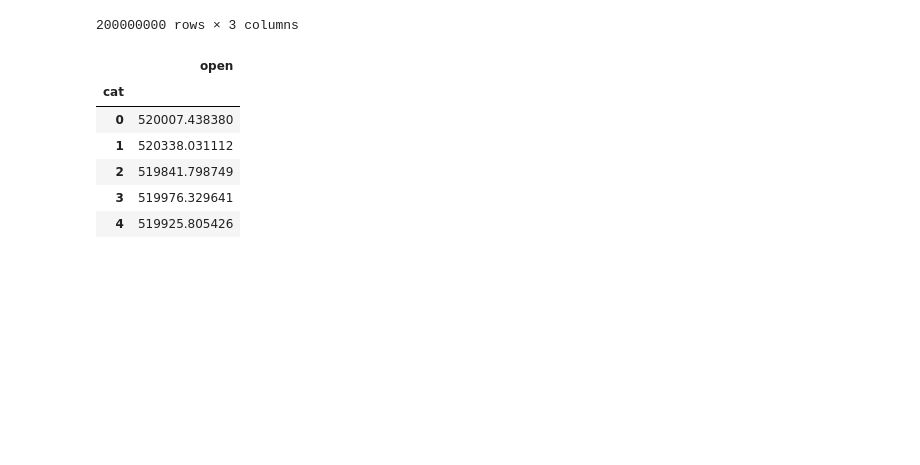
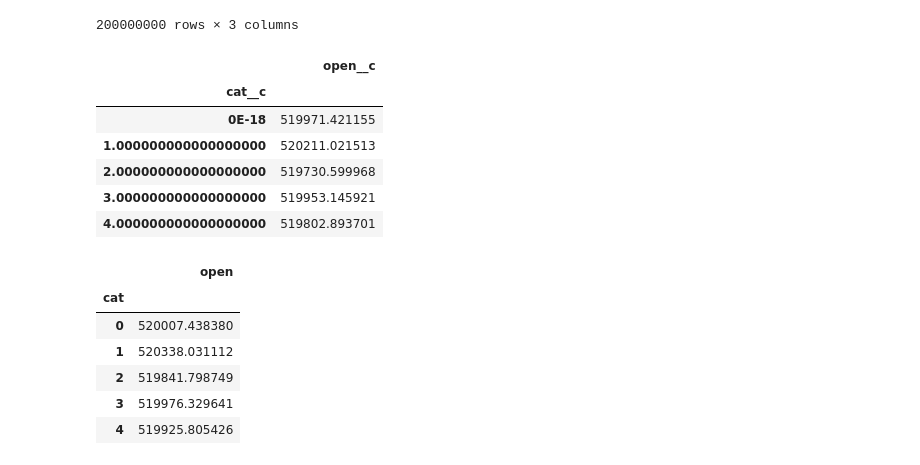
Before and after one commit to artcodex/Algo, a Jupyter notebook: Python/cdp.ipynb, the cells around one changed output. Drawn from its saved outputs; the diff is of its cells as text; code cells hidden in the pictures; blank space fills up the shorter version.

```diff
--- a/Python/cdp.ipynb
+++ b/Python/cdp.ipynb
@@ -228,6 +245,18 @@ test_df
 | 199999998 | 199999998 | 3 | 263675 |
 | 199999999 | 199999999 | 0 | 703541 |
 200000000 rows × 3 columns
+# %%
+test_filter2 = data_frame4[data_frame4['open__c'] >= 40000]
+test_group2 = test_filter2.groupby(['cat__c']).agg({'open__c':'mean'})
+test_group2
+# %% [output]
+|  | open__c |
+| cat__c |  |
+| 0E-18 | 519971.421155 |
+| 1.000000000000000000 | 520211.021513 |
+| 2.000000000000000000 | 519730.599968 |
+| 3.000000000000000000 | 519953.145921 |
+| 4.000000000000000000 | 519802.893701 |
 # %%
 test_filter = test_df[test_df['open'] >= 40000]
 test_group = test_filter.groupby(['cat']).agg({'open':'mean'})
```
Also changed, not shown: parts of 3 cells of this notebook.
